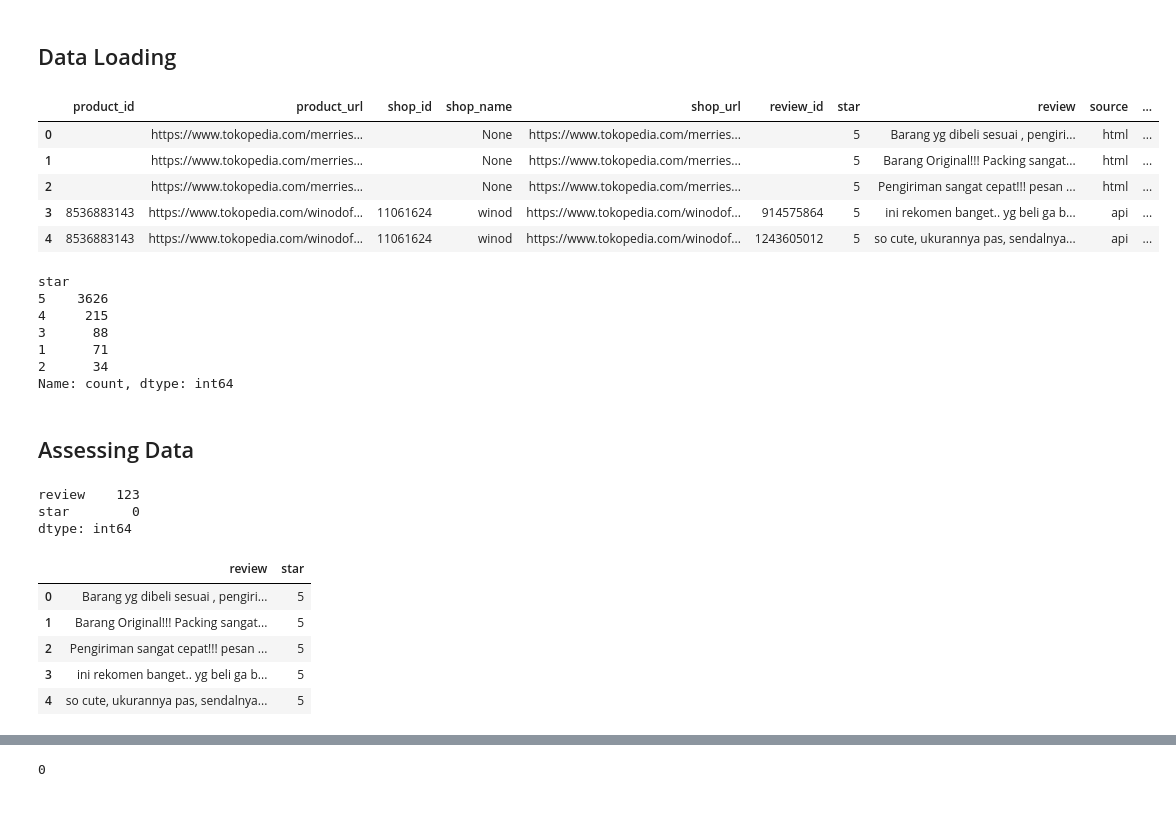
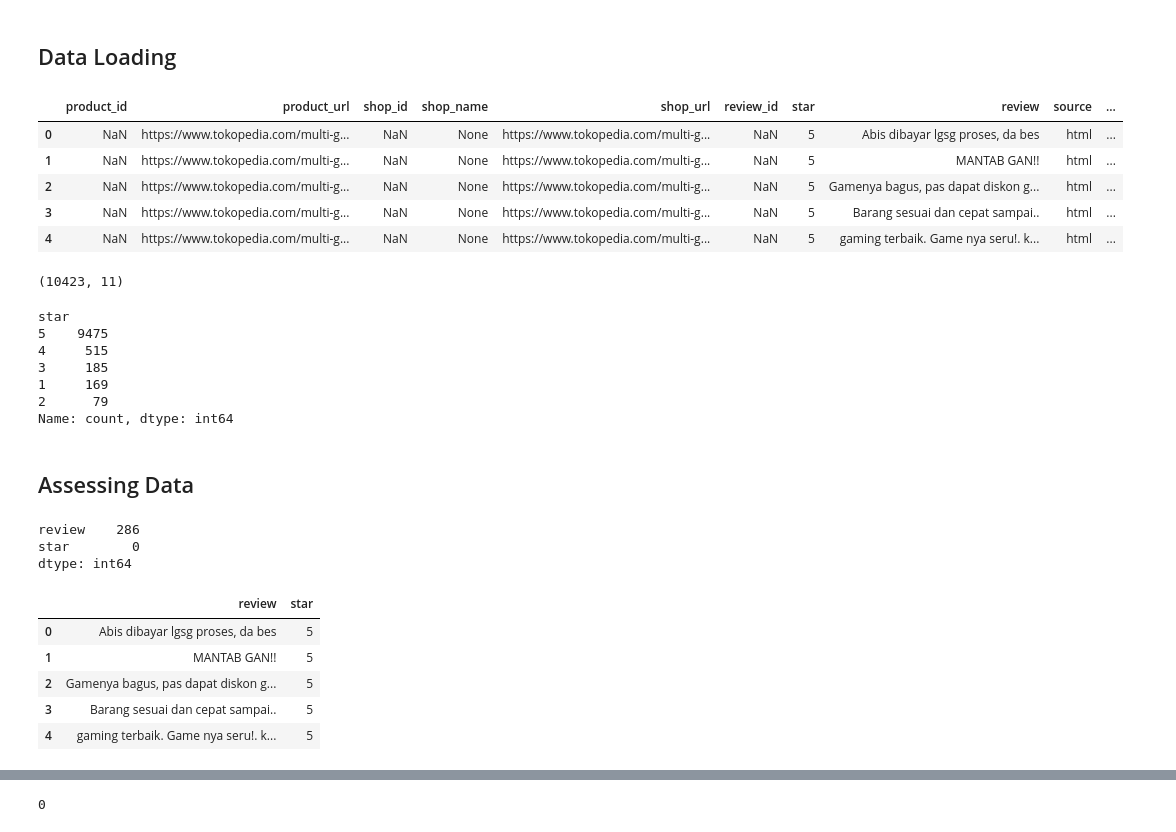
Before and after one commit to zeerafle/product-sentiment, a Jupyter notebook: notebook.ipynb, the cells around one changed output, grey strips where cells are left out. Drawn from its saved outputs; the diff is of its cells as text; code cells hidden in the pictures.

```diff
--- a/notebook.ipynb
+++ b/notebook.ipynb
@@ -9,31 +9,35 @@ tqdm.pandas()
 # %%
 import pandas as pd
 
-df = pd.read_json(path_or_buf='data/reviews.jsonl', lines=True)
+df = pd.read_json(path_or_buf='data/reviews_new.jsonl', lines=True)
 df.head()
 # %% [output]
 |  | product_id | product_url | shop_id | shop_name | shop_url | review_id | star | review | source | ... |
-| 0 |  | https://www.tokopedia.com/merries... |  | None | https://www.tokopedia.com/merries... |  | 5 | Barang yg dibeli sesuai , pengiri... | html | ... |
-| 1 |  | https://www.tokopedia.com/merries... |  | None | https://www.tokopedia.com/merries... |  | 5 | Barang Original!!! Packing sangat... | html | ... |
-| 2 |  | https://www.tokopedia.com/merries... |  | None | https://www.tokopedia.com/merries... |  | 5 | Pengiriman sangat cepat!!! pesan ... | html | ... |
-| 3 | 8536883143 | https://www.tokopedia.com/winodof... | 11061624 | winod | https://www.tokopedia.com/winodof... | 914575864 | 5 | ini rekomen banget.. yg beli ga b... | api | ... |
-| 4 | 8536883143 | https://www.tokopedia.com/winodof... | 11061624 | winod | https://www.tokopedia.com/winodof... | 1243605012 | 5 | so cute, ukurannya pas, sendalnya... | api | ... |
+| 0 | NaN | https://www.tokopedia.com/multi-g... | NaN | None | https://www.tokopedia.com/multi-g... | NaN | 5 | Abis dibayar lgsg proses, da bes | html | ... |
+| 1 | NaN | https://www.tokopedia.com/multi-g... | NaN | None | https://www.tokopedia.com/multi-g... | NaN | 5 | MANTAB GAN!! | html | ... |
+| 2 | NaN | https://www.tokopedia.com/multi-g... | NaN | None | https://www.tokopedia.com/multi-g... | NaN | 5 | Gamenya bagus, pas dapat diskon g... | html | ... |
+| 3 | NaN | https://www.tokopedia.com/multi-g... | NaN | None | https://www.tokopedia.com/multi-g... | NaN | 5 | Barang sesuai dan cepat sampai.. | html | ... |
+| 4 | NaN | https://www.tokopedia.com/multi-g... | NaN | None | https://www.tokopedia.com/multi-g... | NaN | 5 | gaming terbaik. Game nya seru!. k... | html | ... |
+# %%
+df.shape
+# %% [output]
+(10423, 11)
 # %%
 df.star.value_counts()
 # %% [output]
 star
-5    3626
-4     215
-3      88
-1      71
-2      34
+5    9475
+4     515
+3     185
+1     169
+2      79
 Name: count, dtype: int64
 # %% [markdown]
 ## Assessing Data
 # %%
 df[['review', 'star']].isna().sum()
 # %% [output]
-review    123
+review    286
 star        0
 dtype: int64
 # %%
@@ -41,11 +45,11 @@ df.dropna(subset='review', inplace=True)
 df[['review', 'star']].head()
 # %% [output]
 |  | review | star |
-| 0 | Barang yg dibeli sesuai , pengiri... | 5 |
-| 1 | Barang Original!!! Packing sangat... | 5 |
-| 2 | Pengiriman sangat cepat!!! pesan ... | 5 |
-| 3 | ini rekomen banget.. yg beli ga b... | 5 |
-| 4 | so cute, ukurannya pas, sendalnya... | 5 |
+| 0 | Abis dibayar lgsg proses, da bes | 5 |
+| 1 | MANTAB GAN!! | 5 |
+| 2 | Gamenya bagus, pas dapat diskon g... | 5 |
+| 3 | Barang sesuai dan cepat sampai.. | 5 |
+| 4 | gaming terbaik. Game nya seru!. k... | 5 |
 # %%
 df[df.duplicated(subset='review', keep=False)]['review']
 # %% [output]
```
Also changed, not shown: parts of 50 cells of this notebook.
